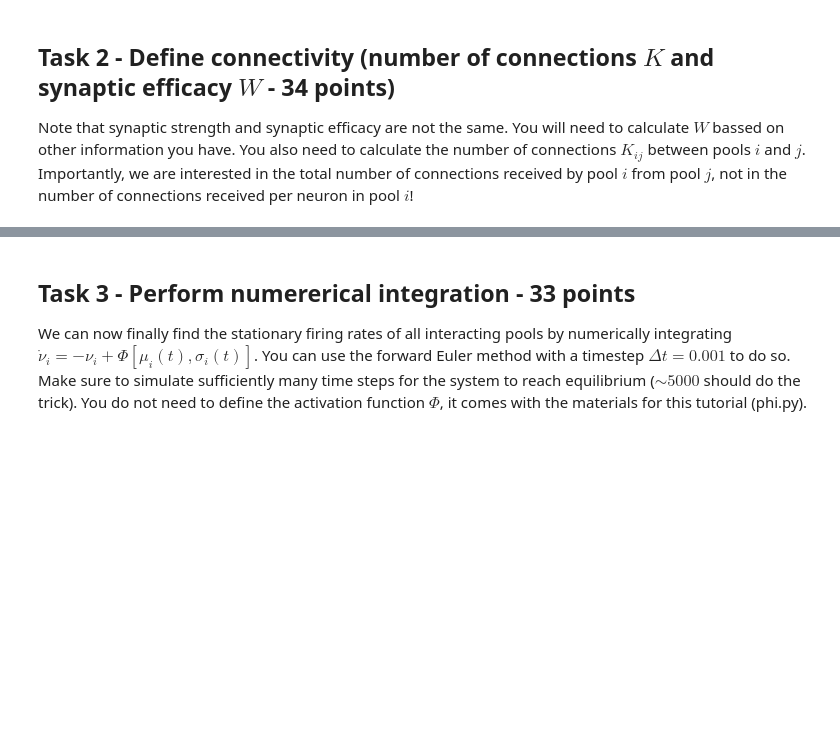
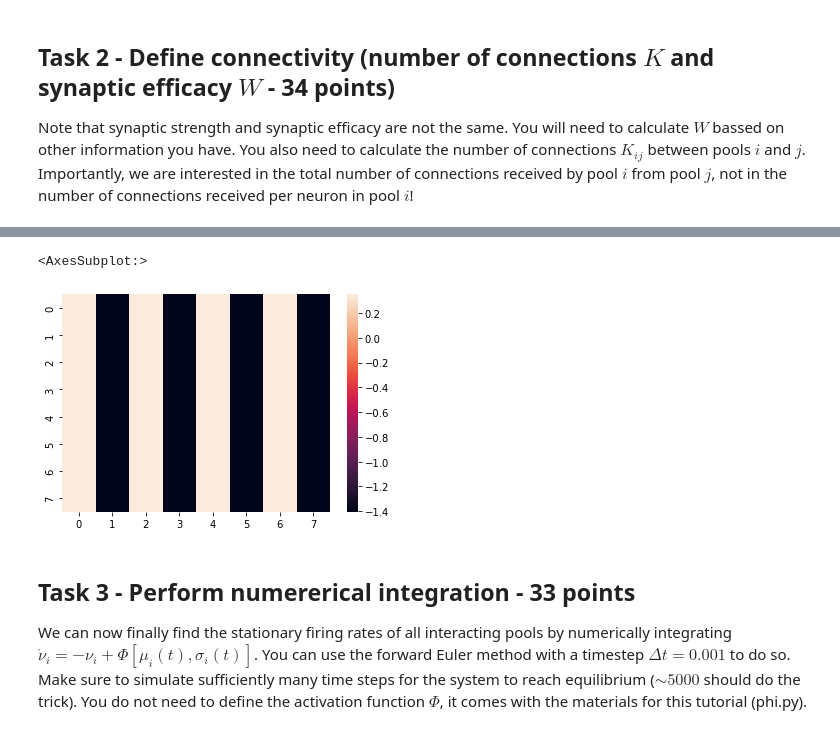
Before and after one commit to yvarhulshof/W4_yvarhulshof, a Jupyter notebook: Session04.ipynb, the cells around one changed output, grey strips where cells are left out. Cells and saved outputs as stored; diff of their text form; code cells hidden in the pictures; blank space fills up the shorter version.

```diff
--- a/Session04.ipynb
+++ b/Session04.ipynb
@@ -92,10 +121,11 @@ P = np.array(   # connection probability
     [0.016,  0.007, 0.021, 0.017, 0.057, 0.020,  0.040, 0.225],
     [0.036,  0.001, 0.003, 0.001, 0.028, 0.008,  0.066, 0.144]])
 
-K_hat = # number of connections
+# number of connections
+K_hat = K
 
-W_exc = # ? mV
-W_inh = # ? mV
+W_exc = (1/C_m) * J # pV
+W_inh = g * W_exc #mV
 
 W_ext = W_exc                        # external input (excitatory)
 W_rec = np.tile([W_exc,W_inh],[8,4]) # recurrent synaptic connectivity matrix
@@ -101,0 +136,5 @@ W_rec = np.tile([W_exc,W_inh],[8,4]) # recurrent synaptic connectivity matrix
+# %%
+sns.heatmap(W_rec)
+# %% [output]
+<AxesSubplot:>
+[figure, added]
```
Also changed, not shown: parts of 35 cells of this notebook.
